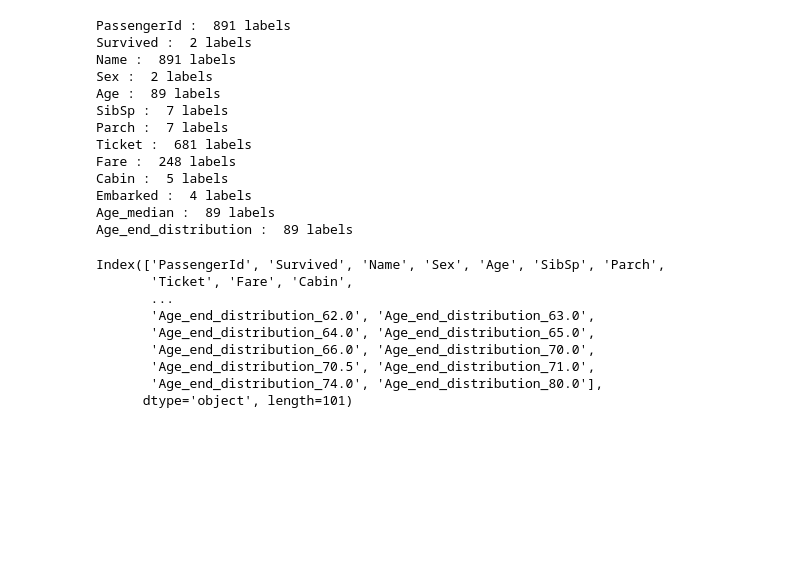
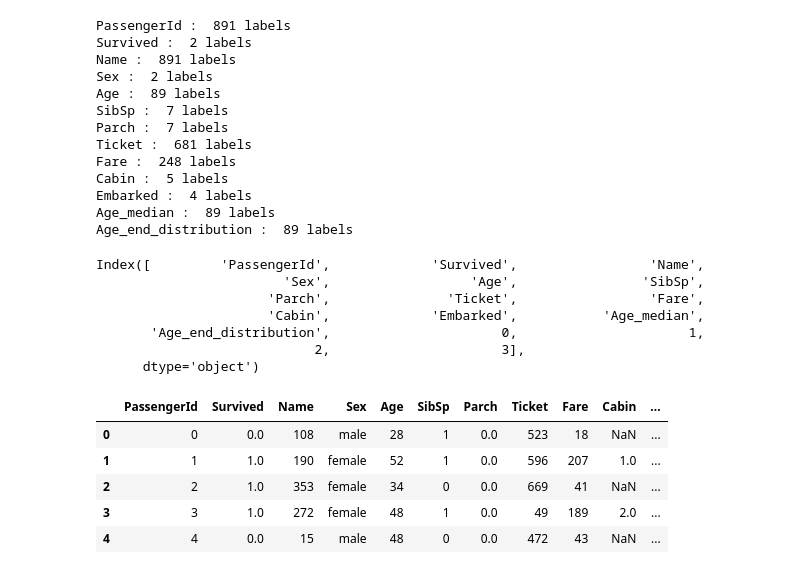
Before and after one commit to RahulParajuli/DataVisualizationandML, a Jupyter notebook: functions.ipynb, the cells around one changed output. Cells and saved outputs as stored; diff of their text form; code cells hidden in the pictures; blank space fills up the shorter version.

```diff
--- a/functions.ipynb
+++ b/functions.ipynb
@@ -470,7 +470,7 @@ def encodings(df):
     print(col,": ", len(df[col].unique()), "labels")
     num = len(df[col].unique())
 
-    if num >= 3:
+    if num <= 3:
         df2 = pd.get_dummies(df,columns =[col])
         df2.head()
 
@@ -511,12 +511,19 @@ Age_end_distribution :  89 labels
 # %%
 df.columns
 # %% [output]
-Index(['PassengerId', 'Survived', 'Name', 'Sex', 'Age', 'SibSp', 'Parch',
-       'Ticket', 'Fare', 'Cabin',
-       ...
-       'Age_end_distribution_62.0', 'Age_end_distribution_63.0',
-       'Age_end_distribution_64.0', 'Age_end_distribution_65.0',
-       'Age_end_distribution_66.0', 'Age_end_distribution_70.0',
-       'Age_end_distribution_70.5', 'Age_end_distribution_71.0',
-       'Age_end_distribution_74.0', 'Age_end_distribution_80.0'],
-      dtype='object', length=101)
+Index([         'PassengerId',             'Survived',                 'Name',
+                        'Sex',                  'Age',                'SibSp',
+                      'Parch',               'Ticket',                 'Fare',
+                      'Cabin',             'Embarked',           'Age_median',
+       'Age_end_distribution',                      0,                      1,
+                            2,                      3],
+      dtype='object')
+# %%
+df.head()
+# %% [output]
+|  | PassengerId | Survived | Name | Sex | Age | SibSp | Parch | Ticket | Fare | Cabin | ... |
+| 0 | 0 | 0.0 | 108 | male | 28 | 1 | 0.0 | 523 | 18 | NaN | ... |
+| 1 | 1 | 1.0 | 190 | female | 52 | 1 | 0.0 | 596 | 207 | 1.0 | ... |
+| 2 | 2 | 1.0 | 353 | female | 34 | 0 | 0.0 | 669 | 41 | NaN | ... |
+| 3 | 3 | 1.0 | 272 | female | 48 | 1 | 0.0 | 49 | 189 | 2.0 | ... |
+| 4 | 4 | 0.0 | 15 | male | 48 | 0 | 0.0 | 472 | 43 | NaN | ... |
```
Also changed, not shown: parts of 1 cell of this notebook.
